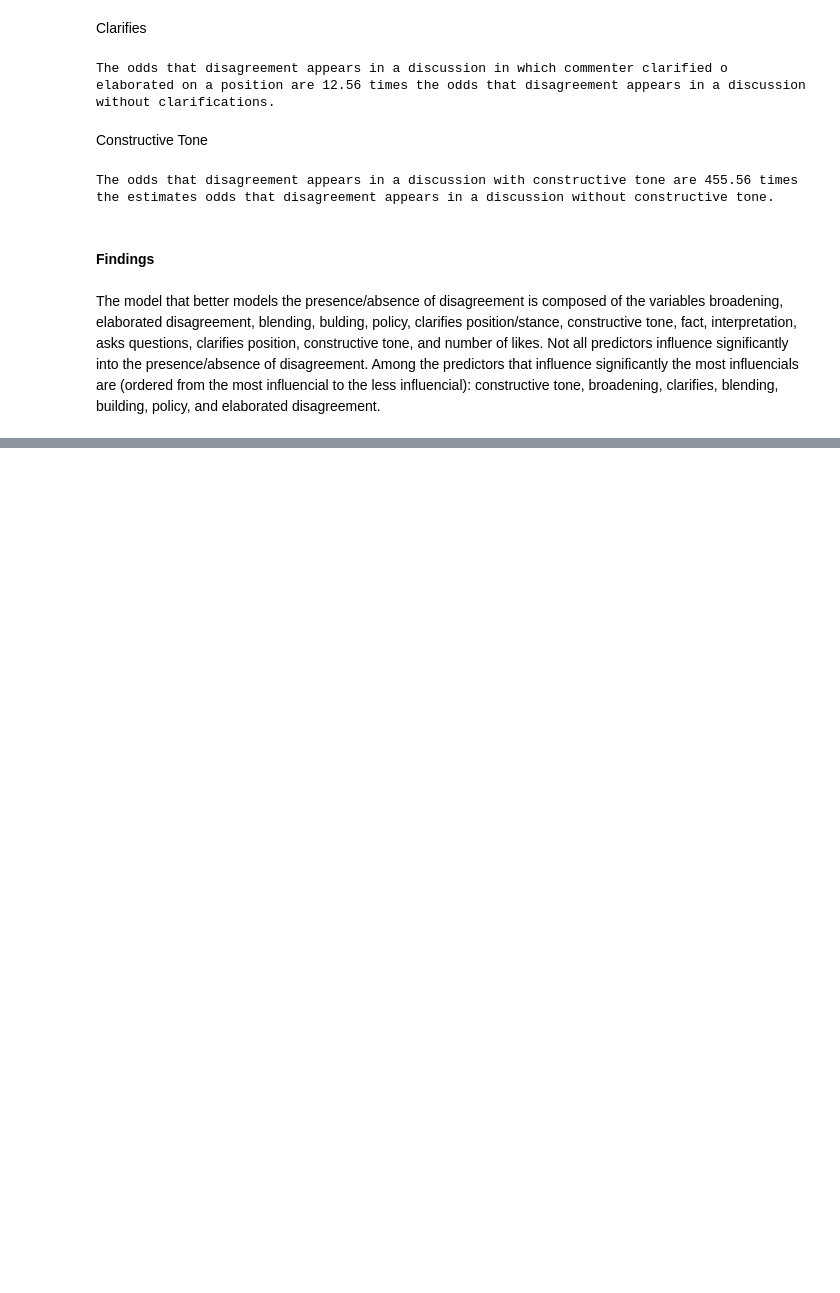
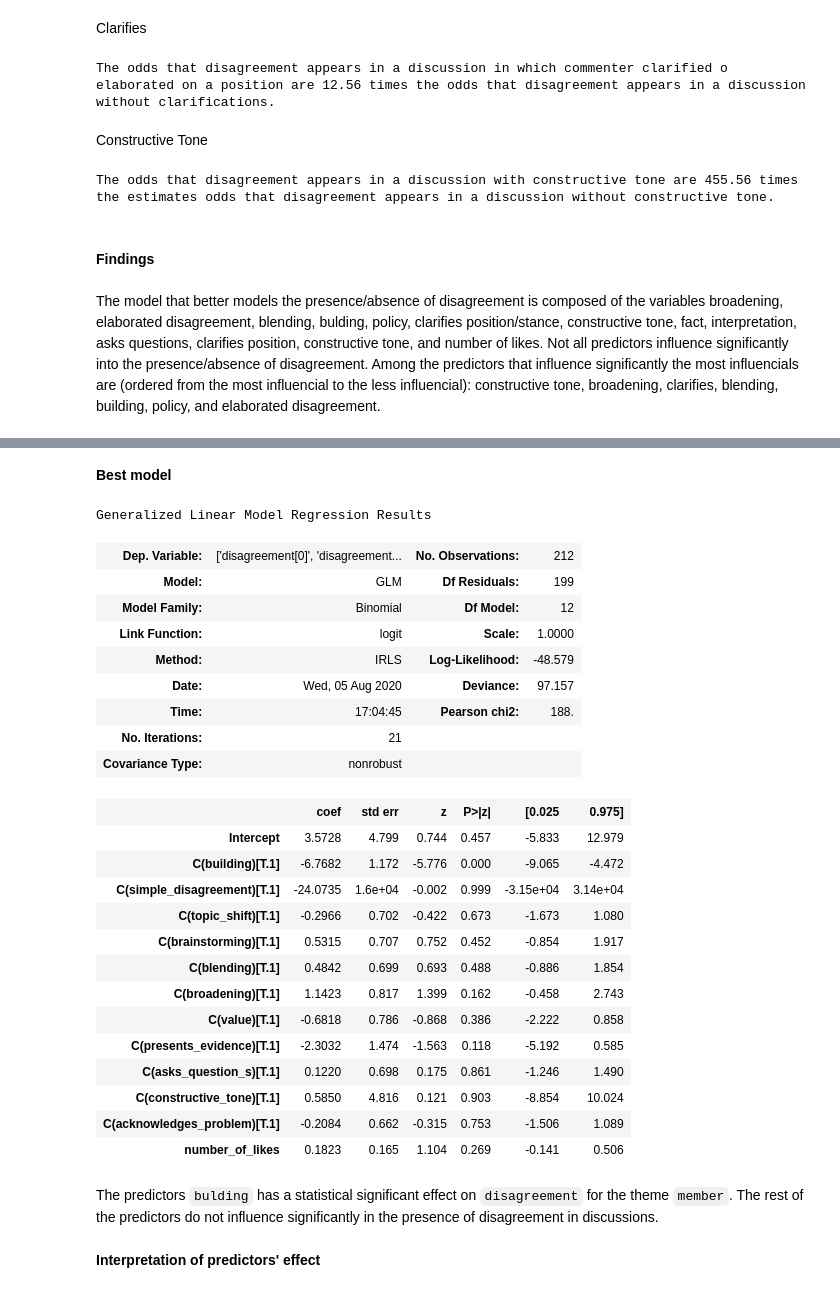
Before and after one commit to joausaga/disagreement, a Jupyter notebook: disagreement.ipynb, the cells around one changed output, grey strips where cells are left out. Drawn from its saved outputs; the diff is of its cells as text; code cells hidden in the pictures; blank space fills up the shorter version.

```diff
--- a/disagreement.ipynb
+++ b/disagreement.ipynb
@@ -733,0 +746,2 @@ The model that better models the presence/absence of disagreement is composed of
+# %%
+best_models = predict_disagreement(all_df, categorical_predictors, numerical_predictors, theme='member')
@@ -733,0 +766,33 @@ The model that better models the presence/absence of disagreement is composed of
+# %% [markdown]
+**Best model**
+# %%
+best_models[0]['model'].summary()
+# %% [output]
+Generalized Linear Model Regression Results
+| Dep. Variable: | ['disagreement[0]', 'disagreement... | No. Observations: | 212 |
+| Model: | GLM | Df Residuals: | 199 |
+| Model Family: | Binomial | Df Model: | 12 |
+| Link Function: | logit | Scale: | 1.0000 |
+| Method: | IRLS | Log-Likelihood: | -48.579 |
+| Date: | Wed, 05 Aug 2020 | Deviance: | 97.157 |
+| Time: | 17:04:45 | Pearson chi2: | 188. |
+| No. Iterations: | 21 |  |  |
+| Covariance Type: | nonrobust |  |  |
+|  | coef | std err | z | P>|z| | [0.025 | 0.975] |
+| Intercept | 3.5728 | 4.799 | 0.744 | 0.457 | -5.833 | 12.979 |
+| C(building)[T.1] | -6.7682 | 1.172 | -5.776 | 0.000 | -9.065 | -4.472 |
+| C(simple_disagreement)[T.1] | -24.0735 | 1.6e+04 | -0.002 | 0.999 | -3.15e+04 | 3.14e+04 |
+| C(topic_shift)[T.1] | -0.2966 | 0.702 | -0.422 | 0.673 | -1.673 | 1.080 |
+| C(brainstorming)[T.1] | 0.5315 | 0.707 | 0.752 | 0.452 | -0.854 | 1.917 |
+| C(blending)[T.1] | 0.4842 | 0.699 | 0.693 | 0.488 | -0.886 | 1.854 |
+| C(broadening)[T.1] | 1.1423 | 0.817 | 1.399 | 0.162 | -0.458 | 2.743 |
+| C(value)[T.1] | -0.6818 | 0.786 | -0.868 | 0.386 | -2.222 | 0.858 |
+| C(presents_evidence)[T.1] | -2.3032 | 1.474 | -1.563 | 0.118 | -5.192 | 0.585 |
+| C(asks_question_s)[T.1] | 0.1220 | 0.698 | 0.175 | 0.861 | -1.246 | 1.490 |
+| C(constructive_tone)[T.1] | 0.5850 | 4.816 | 0.121 | 0.903 | -8.854 | 10.024 |
+| C(acknowledges_problem)[T.1] | -0.2084 | 0.662 | -0.315 | 0.753 | -1.506 | 1.089 |
+| number_of_likes | 0.1823 | 0.165 | 1.104 | 0.269 | -0.141 | 0.506 |
+# %% [markdown]
+The predictors `bulding` has a statistical significant effect on `disagreement` for the theme `member`. The rest of the predictors do not influence significantly in the presence of disagreement in discussions.
+# %% [markdown]
+**Interpretation of predictors' effect**
```
Also changed, not shown: parts of 42 cells of this notebook.
